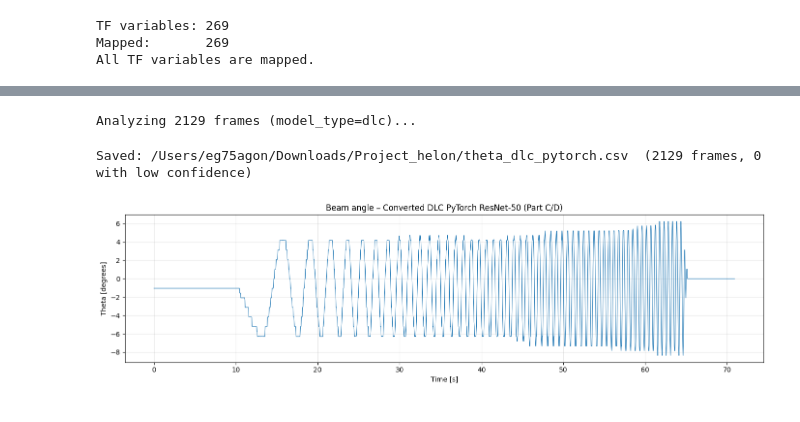
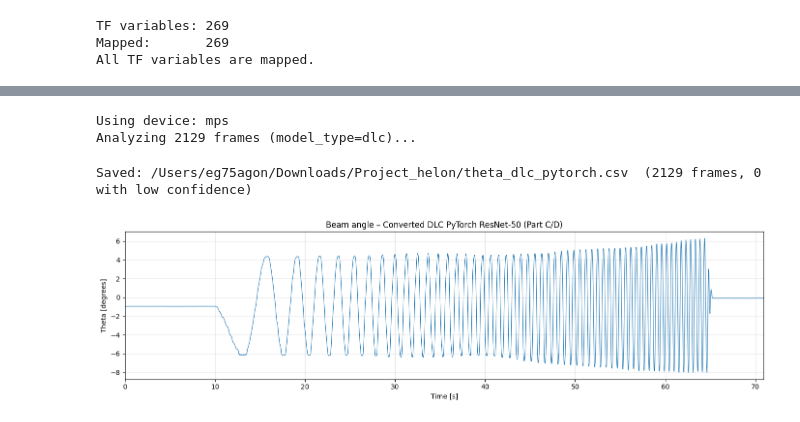
Before and after one commit to dani2442/2026-Hybrid-Signal-Learning, a Jupyter notebook: bab_dlc_to_pytorch.ipynb, the cells around one changed output, grey strips where cells are left out. Drawn from its saved outputs; the diff is of its cells as text; code cells hidden in the pictures.

```diff
--- a/bab_dlc_to_pytorch.ipynb
+++ b/bab_dlc_to_pytorch.ipynb
@@ -783,27 +791,32 @@ def analyze_video_pytorch(
     return df
 # %%
 # Run inference on the full video using the converted DLC PyTorch model (Part C)
+device = "mps" if torch.backends.mps.is_available() else "cpu"
+print(f"Using device: {device}")
+
 dlc_pt_csv = str(Path(working_dir) / "theta_dlc_pytorch.csv")
 dlc_pt_df = analyze_video_pytorch(
     dlc_model,
     video_path="/Users/eg75agon/Downloads/Project_helon/swept_sine_ready.MOV",
     output_csv=dlc_pt_csv,
     fps=30.0,
-    device="cpu",
-    pcut=0.1,
+    device=device,
+    pcut=0.01,
     model_type="dlc",
 )
 
 # Plot: converted DLC PyTorch model inference
 fig, ax = plt.subplots(figsize=(14, 4))
 ax.plot(dlc_pt_df["t_s"], dlc_pt_df["theta_deg"], linewidth=0.8)
 ax.set_xlabel("Time [s]")
 ax.set_ylabel("Theta [degrees]")
 ax.set_title("Beam angle – Converted DLC PyTorch ResNet-50 (Part C/D)")
+ax.set_xlim(dlc_pt_df["t_s"].iloc[0], dlc_pt_df["t_s"].iloc[-1])
 ax.grid(True, alpha=0.3)
 plt.tight_layout()
 plt.show()
 # %% [output]
+Using device: mps
 Analyzing 2129 frames (model_type=dlc)...
 Saved: /Users/eg75agon/Downloads/Project_helon/theta_dlc_pytorch.csv  (2129 frames, 0 with low confidence)
-[figure, old version]
+[figure, new version]
```
Also changed, not shown: parts of 4 cells of this notebook, 4 other files.
